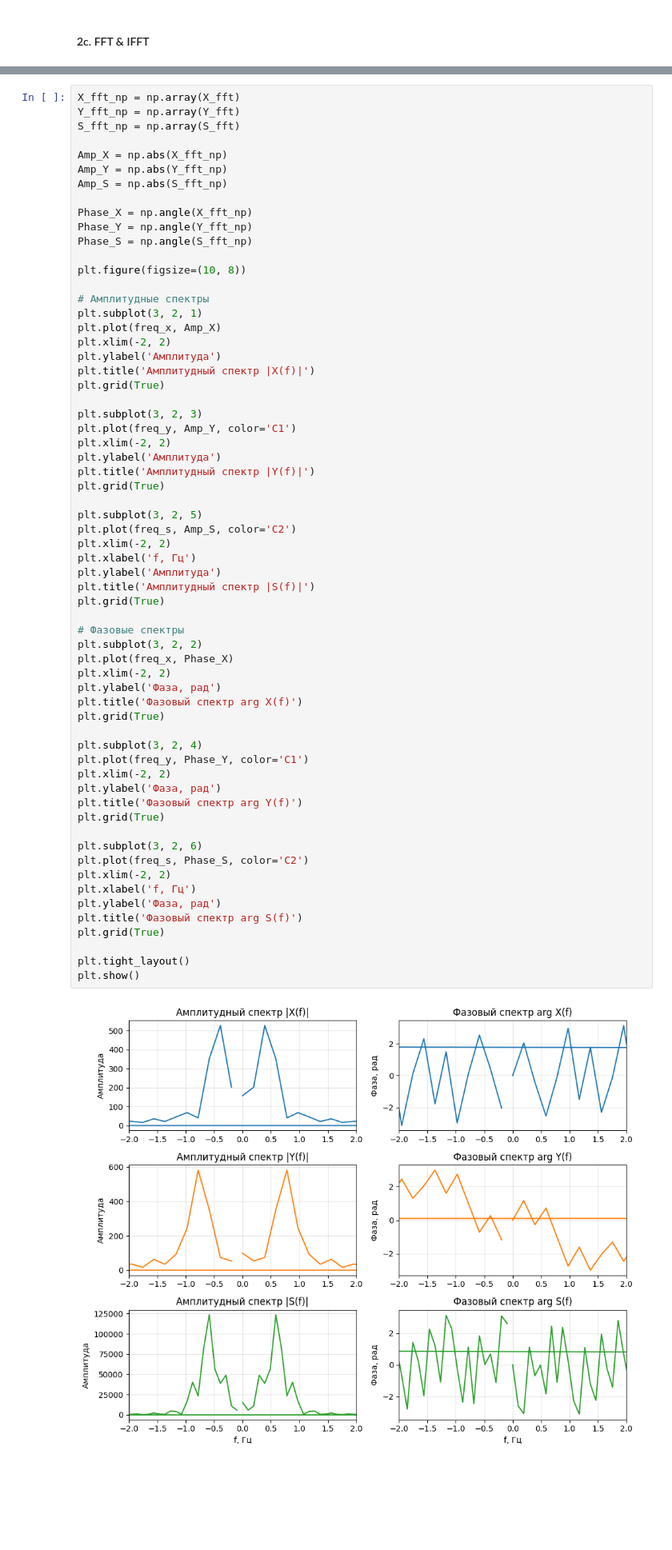
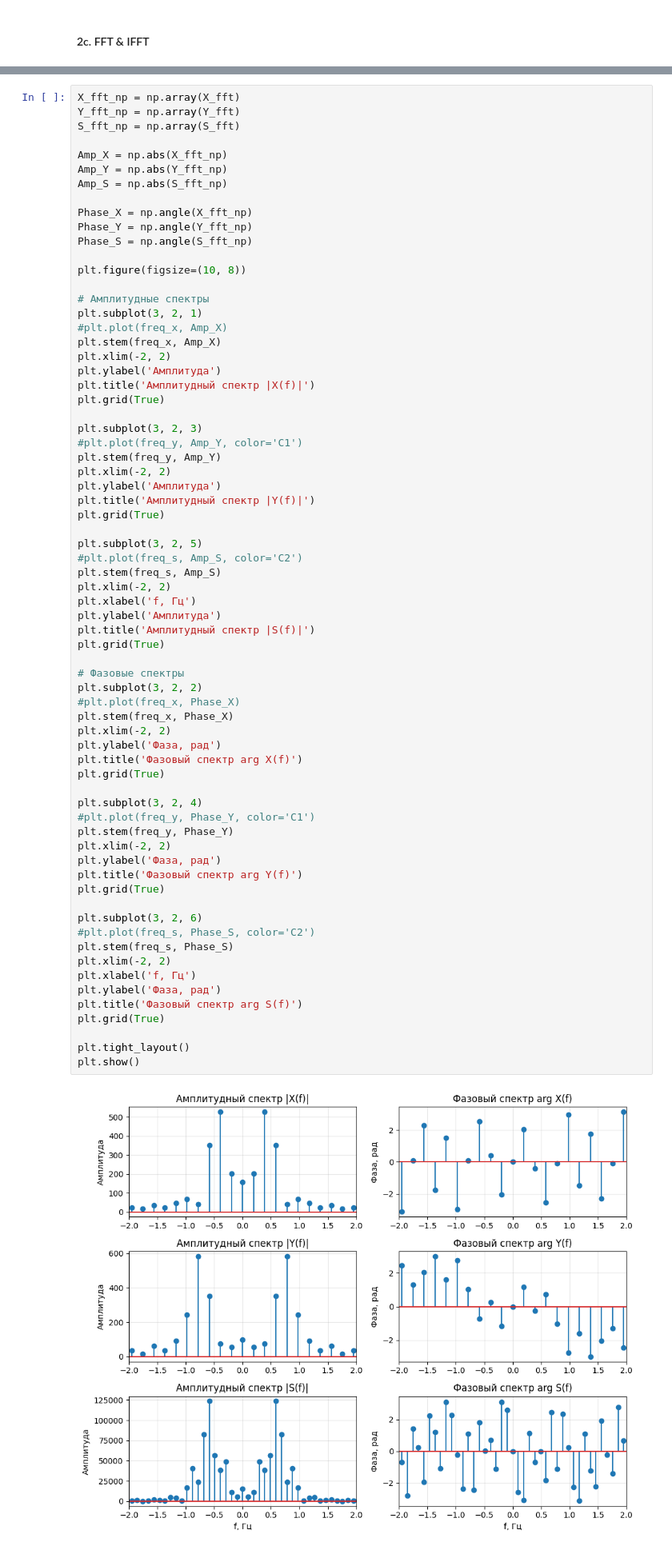
Before and after one commit to Silvarious9862/cosii, a Jupyter notebook: sem1/lab1/notebooks/lab1.ipynb, the cells around one changed output, grey strips where cells are left out. Shown at 80% size. Cells and saved outputs as stored; diff of their text form; blank space fills up the shorter version.

Commit message:
plot + stem lab1

```diff
--- a/sem1/lab1/notebooks/lab1.ipynb
+++ b/sem1/lab1/notebooks/lab1.ipynb
@@ -353,51 +324,57 @@ plt.figure(figsize=(10, 8))
 
 # Амплитудные спектры
 plt.subplot(3, 2, 1)
-plt.plot(freq_x, Amp_X)
+#plt.plot(freq_x, Amp_X)
+plt.stem(freq_x, Amp_X)
 plt.xlim(-2, 2)
 plt.ylabel('Амплитуда')
 plt.title('Амплитудный спектр |X(f)|')
 plt.grid(True)
 
 plt.subplot(3, 2, 3)
-plt.plot(freq_y, Amp_Y, color='C1')
+#plt.plot(freq_y, Amp_Y, color='C1')
+plt.stem(freq_y, Amp_Y)
 plt.xlim(-2, 2)
 plt.ylabel('Амплитуда')
 plt.title('Амплитудный спектр |Y(f)|')
 plt.grid(True)
 
 plt.subplot(3, 2, 5)
-plt.plot(freq_s, Amp_S, color='C2')
+#plt.plot(freq_s, Amp_S, color='C2')
+plt.stem(freq_s, Amp_S)
 plt.xlim(-2, 2)
 plt.xlabel('f, Гц')
 plt.ylabel('Амплитуда')
 plt.title('Амплитудный спектр |S(f)|')
 plt.grid(True)
 
 # Фазовые спектры
 plt.subplot(3, 2, 2)
-plt.plot(freq_x, Phase_X)
+#plt.plot(freq_x, Phase_X)
+plt.stem(freq_x, Phase_X)
 plt.xlim(-2, 2)
 plt.ylabel('Фаза, рад')
 plt.title('Фазовый спектр arg X(f)')
 plt.grid(True)
 
 plt.subplot(3, 2, 4)
-plt.plot(freq_y, Phase_Y, color='C1')
+#plt.plot(freq_y, Phase_Y, color='C1')
+plt.stem(freq_y, Phase_Y)
 plt.xlim(-2, 2)
 plt.ylabel('Фаза, рад')
 plt.title('Фазовый спектр arg Y(f)')
 plt.grid(True)
 
 plt.subplot(3, 2, 6)
-plt.plot(freq_s, Phase_S, color='C2')
+#plt.plot(freq_s, Phase_S, color='C2')
+plt.stem(freq_s, Phase_S)
 plt.xlim(-2, 2)
 plt.xlabel('f, Гц')
 plt.ylabel('Фаза, рад')
 plt.title('Фазовый спектр arg S(f)')
 plt.grid(True)
 
 plt.tight_layout()
 plt.show()
 # %% [output]
-[figure, old version]
+[figure, new version]
```
Also changed, not shown: parts of 10 cells of this notebook.
